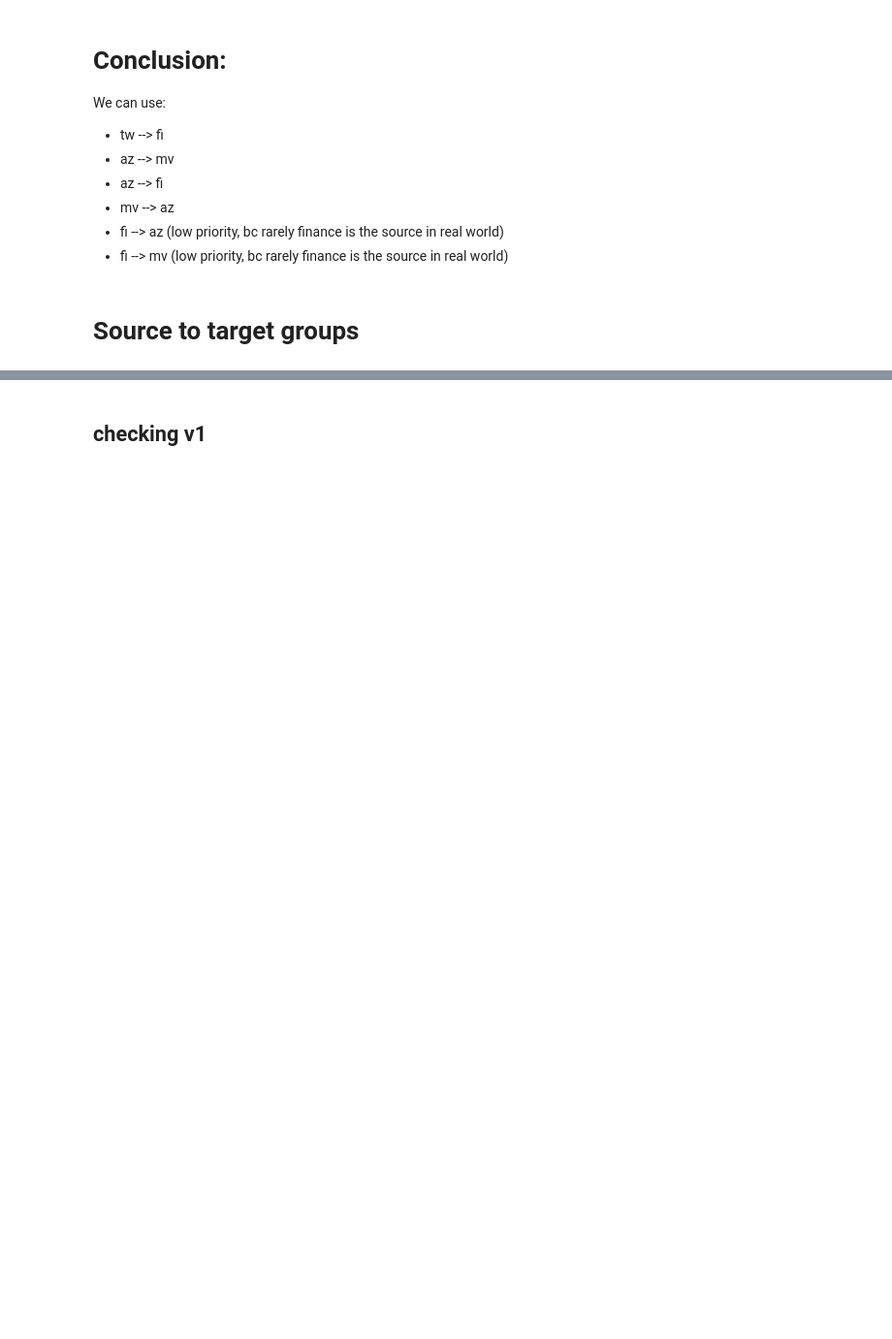
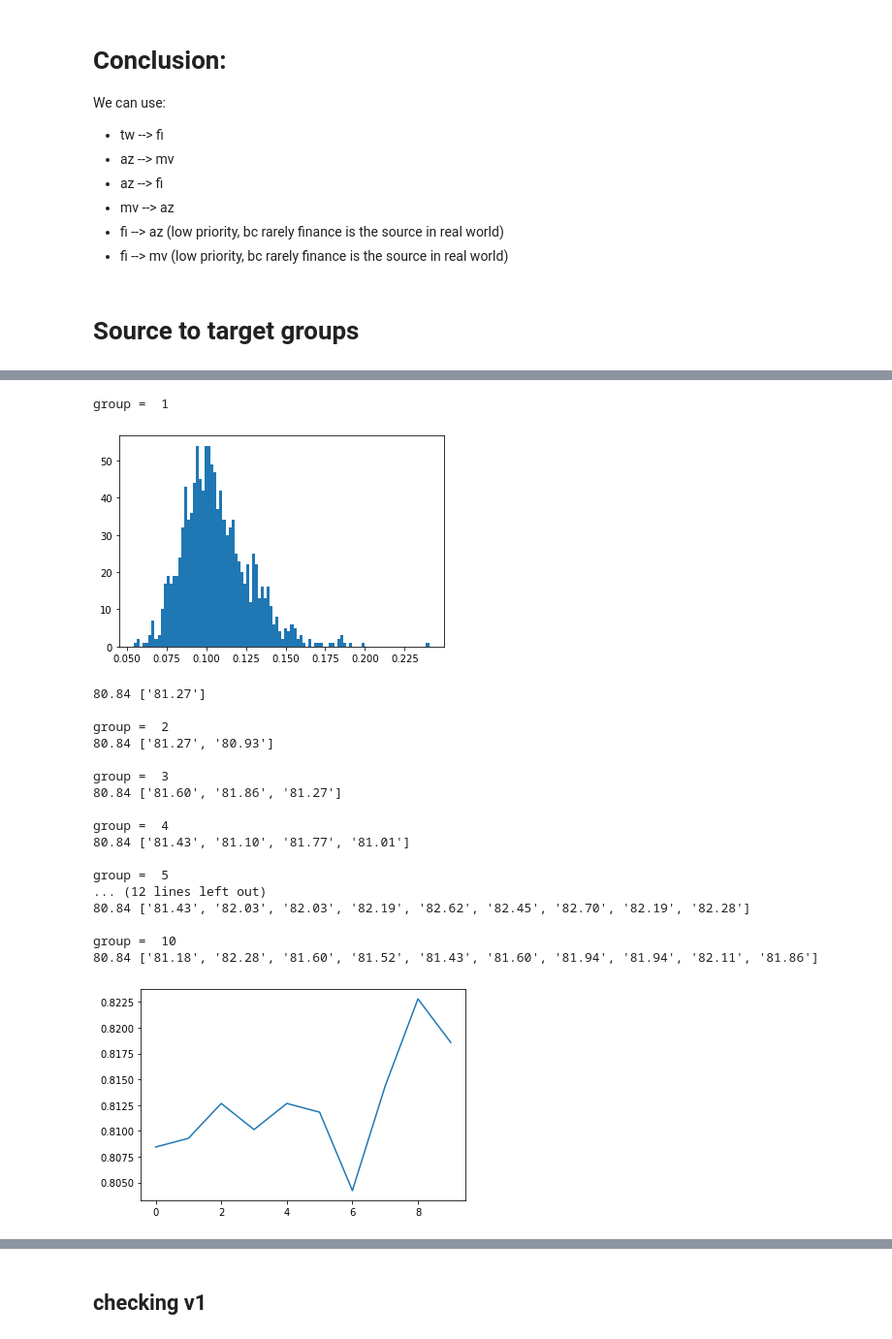
Before and after one commit to zycalice/domain-adaptation-nlp, a Jupyter notebook: notebooks/product_reviews.ipynb, the cells around one changed output, grey strips where cells are left out. Shown at 97% size. Saved outputs shown, nothing was run; the diff lists cells and outputs as text; code cells hidden in the pictures; blank space fills up the shorter version.

```diff
--- a/notebooks/product_reviews.ipynb
+++ b/notebooks/product_reviews.ipynb
@@ -325,4 +383,30 @@ group =  4
 [figure]
+# %%
+data_size = 1185
+base_model = LogisticRegression(max_iter = 200000)
+gradual_train_groups(output_train_az[:data_size], y_train_az[:data_size], output_train_fi[:data_size], y_train_fi[:data_size],
+                     base_model, data_size=data_size, group_range=[0, 10], conf = 0.1)
+# %% [output]
+group =  1
+[figure, added]
+80.84 ['81.27']
+
+group =  2
+80.84 ['81.27', '80.93']
+
+group =  3
+80.84 ['81.60', '81.86', '81.27']
+
+group =  4
+80.84 ['81.43', '81.10', '81.77', '81.01']
+
+group =  5
+... (12 lines left out)
+80.84 ['81.43', '82.03', '82.03', '82.19', '82.62', '82.45', '82.70', '82.19', '82.28']
+
+group =  10
+80.84 ['81.18', '82.28', '81.60', '81.52', '81.43', '81.60', '81.94', '81.94', '82.11', '81.86']
+[figure, added]
 # %%
 data_size = 1185
 base_model = LogisticRegression(max_iter = 200000)
```
Also changed, not shown: parts of 17 cells of this notebook, 1 other file.
